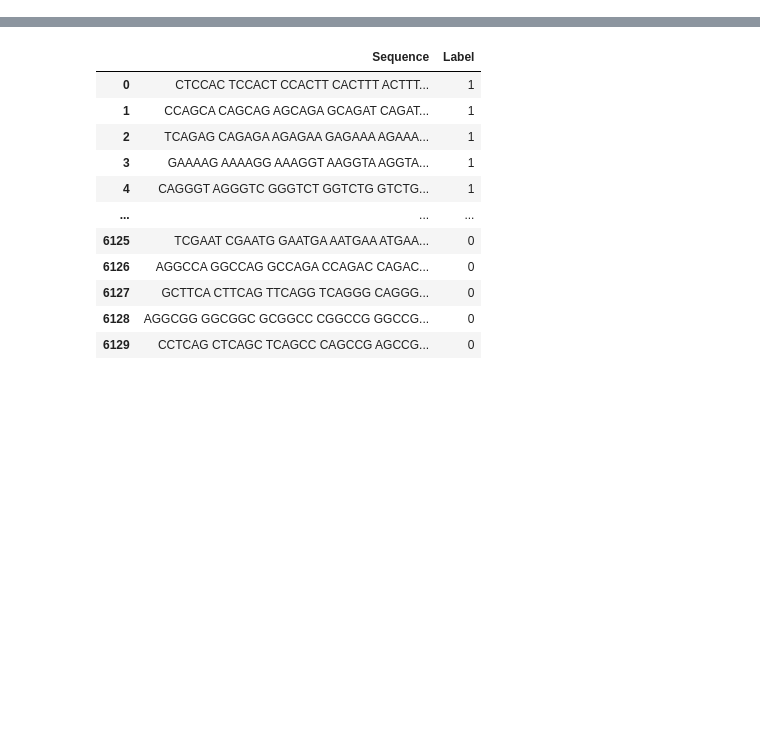
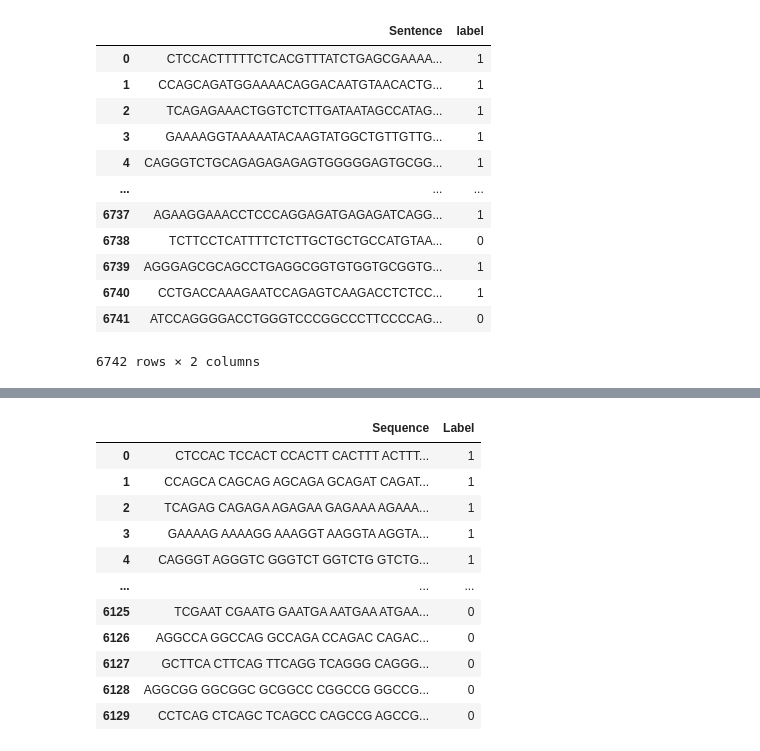
Before and after one commit to duttaprat/Postdoc, a Jupyter notebook: DNABERT_data_processing/TATA_nonTATAProm/TATA_DNABERTdata.ipynb, the cells around one changed output, grey strips where cells are left out. Drawn from its saved outputs; the diff is of its cells as text; code cells hidden in the pictures; blank space fills up the shorter version.

```diff
--- a/DNABERT_data_processing/TATA_nonTATAProm/TATA_DNABERTdata.ipynb
+++ b/DNABERT_data_processing/TATA_nonTATAProm/TATA_DNABERTdata.ipynb
@@ -28,3 +29,20 @@ df_train
+# %%
+df_TATA_all = pd.concat([df_train[['Sentence','label']] , df_test[['Sentence','label']]]).reset_index(drop=True)
+df_TATA_all
+# %% [output]
+|  | Sentence | label |
+| 0 | CTCCACTTTTTCTCACGTTTATCTGAGCGAAAA... | 1 |
+| 1 | CCAGCAGATGGAAAACAGGACAATGTAACACTG... | 1 |
+| 2 | TCAGAGAAACTGGTCTCTTGATAATAGCCATAG... | 1 |
+| 3 | GAAAAGGTAAAAATACAAGTATGGCTGTTGTTG... | 1 |
+| 4 | CAGGGTCTGCAGAGAGAGAGTGGGGGAGTGCGG... | 1 |
+| ... | ... | ... |
+| 6737 | AGAAGGAAACCTCCCAGGAGATGAGAGATCAGG... | 1 |
+| 6738 | TCTTCCTCATTTTCTCTTGCTGCTGCCATGTAA... | 0 |
+| 6739 | AGGGAGCGCAGCCTGAGGCGGTGTGGTGCGGTG... | 1 |
+| 6740 | CCTGACCAAAGAATCCAGAGTCAAGACCTCTCC... | 1 |
+| 6741 | ATCCAGGGGACCTGGGTCCCGGCCCTTCCCCAG... | 0 |
+6742 rows × 2 columns
 # %%
 def seq2kmer(seq, k):
     """
```
Also changed, not shown: parts of 5 cells of this notebook, 13 other files.
